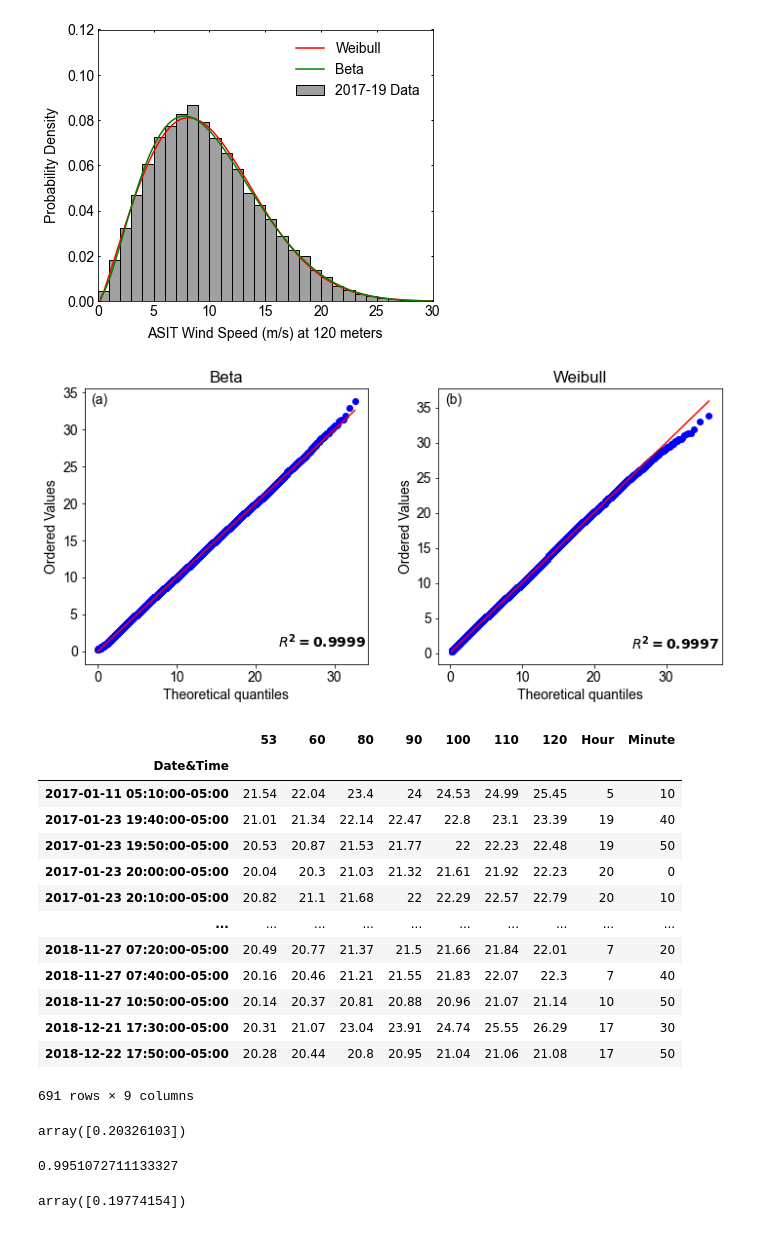
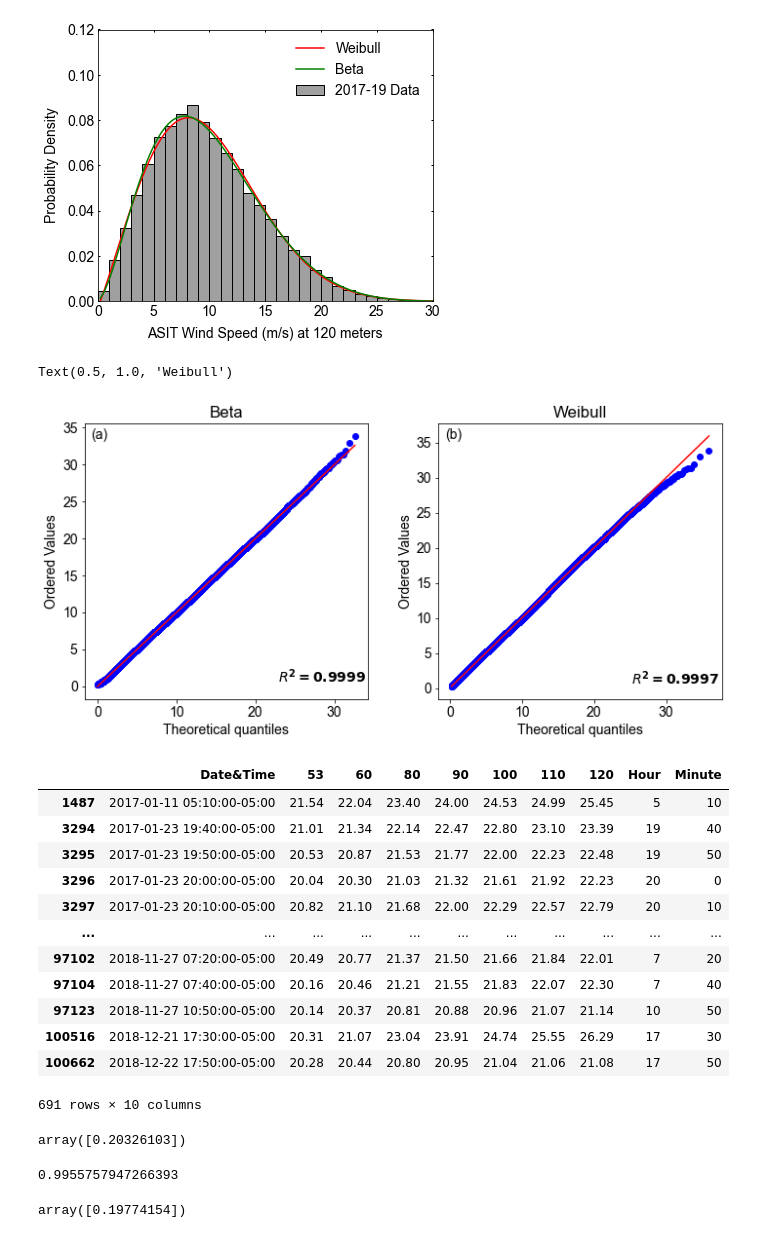
Before and after one commit to panmits86-zz/ENVE5320_Project, a Jupyter notebook: ENVE5320_Project_Part1.ipynb, the cells around one changed output. Drawn from its saved outputs; the diff is of its cells as text; code cells hidden in the pictures.

```diff
--- a/ENVE5320_Project_Part1.ipynb
+++ b/ENVE5320_Project_Part1.ipynb
@@ -429,35 +431,35 @@ mpl.rcParams['font.size'] = 14
 
 # Figure 1
 
-probplot(asit[120], dist=beta, sparams=(shape1_23, shape2_23, loc_23, scale_23), plot=ax_lst[0],rvalue=True)
+probplot(asit['120'], dist=beta, sparams=(shape1_23, shape2_23, loc_23, scale_23), plot=ax_lst[0],rvalue=True)
 ax_lst[0].set_title('Beta')
 
 
 # Figure 2
 
-probplot(asit[120], dist=weibull_min, sparams=(shape_22, loc_22, scale_22), plot=ax_lst[1],rvalue=True)
+probplot(asit['120'], dist=weibull_min, sparams=(shape_22, loc_22, scale_22), plot=ax_lst[1],rvalue=True)
 ax_lst[1].set_title('Weibull')
 
 
 #plt.savefig('enve5320_asit_wind_probplot.png', dpi=300,bbox_inches='tight')
 # %% [output]
+Text(0.5, 1.0, 'Weibull')
 [figure]
 # %%
-asit = asit[asit[53]>20]
+asit = asit[asit['53']>20]
 asit
 # %% [output]
-|  | 53 | 60 | 80 | 90 | 100 | 110 | 120 | Hour | Minute |
-| Date&Time |  |  |  |  |  |  |  |  |  |
-| 2017-01-11 05:10:00-05:00 | 21.54 | 22.04 | 23.4 | 24 | 24.53 | 24.99 | 25.45 | 5 | 10 |
-| 2017-01-23 19:40:00-05:00 | 21.01 | 21.34 | 22.14 | 22.47 | 22.8 | 23.1 | 23.39 | 19 | 40 |
-| 2017-01-23 19:50:00-05:00 | 20.53 | 20.87 | 21.53 | 21.77 | 22 | 22.23 | 22.48 | 19 | 50 |
-| 2017-01-23 20:00:00-05:00 | 20.04 | 20.3 | 21.03 | 21.32 | 21.61 | 21.92 | 22.23 | 20 | 0 |
-| 2017-01-23 20:10:00-05:00 | 20.82 | 21.1 | 21.68 | 22 | 22.29 | 22.57 | 22.79 | 20 | 10 |
-| ... | ... | ... | ... | ... | ... | ... | ... | ... | ... |
-| 2018-11-27 07:20:00-05:00 | 20.49 | 20.77 | 21.37 | 21.5 | 21.66 | 21.84 | 22.01 | 7 | 20 |
-| 2018-11-27 07:40:00-05:00 | 20.16 | 20.46 | 21.21 | 21.55 | 21.83 | 22.07 | 22.3 | 7 | 40 |
-| 2018-11-27 10:50:00-05:00 | 20.14 | 20.37 | 20.81 | 20.88 | 20.96 | 21.07 | 21.14 | 10 | 50 |
-| 2018-12-21 17:30:00-05:00 | 20.31 | 21.07 | 23.04 | 23.91 | 24.74 | 25.55 | 26.29 | 17 | 30 |
-| 2018-12-22 17:50:00-05:00 | 20.28 | 20.44 | 20.8 | 20.95 | 21.04 | 21.06 | 21.08 | 17 | 50 |
+|  | Date&Time | 53 | 60 | 80 | 90 | 100 | 110 | 120 | Hour | Minute |
+| 1487 | 2017-01-11 05:10:00-05:00 | 21.54 | 22.04 | 23.40 | 24.00 | 24.53 | 24.99 | 25.45 | 5 | 10 |
+| 3294 | 2017-01-23 19:40:00-05:00 | 21.01 | 21.34 | 22.14 | 22.47 | 22.80 | 23.10 | 23.39 | 19 | 40 |
+| 3295 | 2017-01-23 19:50:00-05:00 | 20.53 | 20.87 | 21.53 | 21.77 | 22.00 | 22.23 | 22.48 | 19 | 50 |
+| 3296 | 2017-01-23 20:00:00-05:00 | 20.04 | 20.30 | 21.03 | 21.32 | 21.61 | 21.92 | 22.23 | 20 | 0 |
+| 3297 | 2017-01-23 20:10:00-05:00 | 20.82 | 21.10 | 21.68 | 22.00 | 22.29 | 22.57 | 22.79 | 20 | 10 |
+| ... | ... | ... | ... | ... | ... | ... | ... | ... | ... | ... |
+| 97102 | 2018-11-27 07:20:00-05:00 | 20.49 | 20.77 | 21.37 | 21.50 | 21.66 | 21.84 | 22.01 | 7 | 20 |
+| 97104 | 2018-11-27 07:40:00-05:00 | 20.16 | 20.46 | 21.21 | 21.55 | 21.83 | 22.07 | 22.30 | 7 | 40 |
+| 97123 | 2018-11-27 10:50:00-05:00 | 20.14 | 20.37 | 20.81 | 20.88 | 20.96 | 21.07 | 21.14 | 10 | 50 |
+| 100516 | 2018-12-21 17:30:00-05:00 | 20.31 | 21.07 | 23.04 | 23.91 | 24.74 | 25.55 | 26.29 | 17 | 30 |
+| 100662 | 2018-12-22 17:50:00-05:00 | 20.28 | 20.44 | 20.80 | 20.95 | 21.04 | 21.06 | 21.08 | 17 | 50 |
-691 rows × 9 columns
+691 rows × 10 columns
 # %%
@@ -478,11 +480,11 @@ array([0.20326103])
 # %%
 # evaluate with R squared
 
-residuals = uz - func(uzref, *popt)
+residuals = uz - func(uzref, *popt1)
 ss_res = np.sum(residuals**2)
 ss_tot = np.sum((uz-np.mean(uz))**2)
 r_squared = 1 - (ss_res / ss_tot)
 r_squared
 # %% [output]
-0.9951072711133327
+0.9955757947266393
 # %%
```
Also changed, not shown: parts of 24 cells of this notebook, 1 other file.
